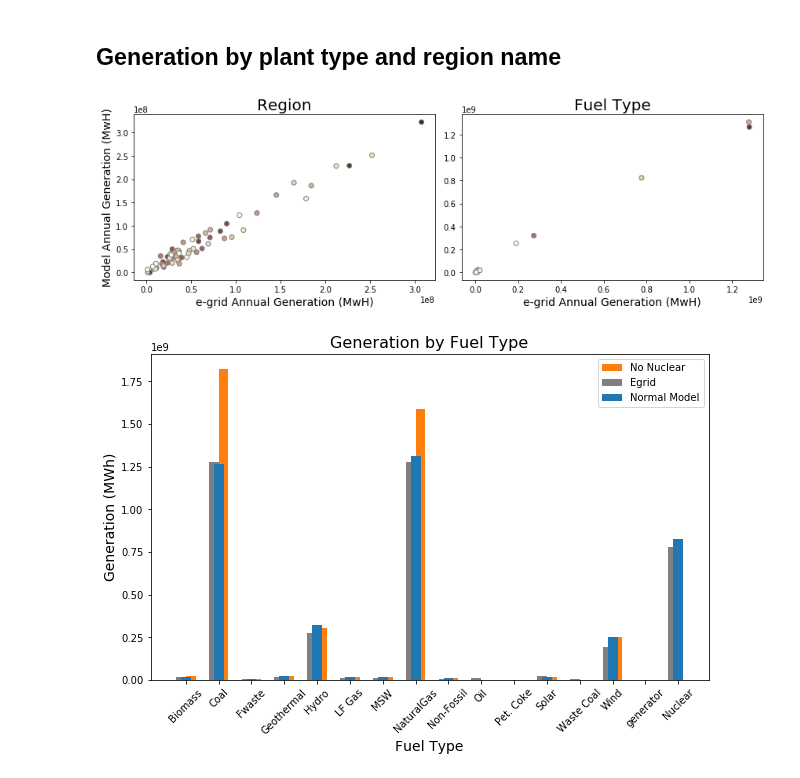
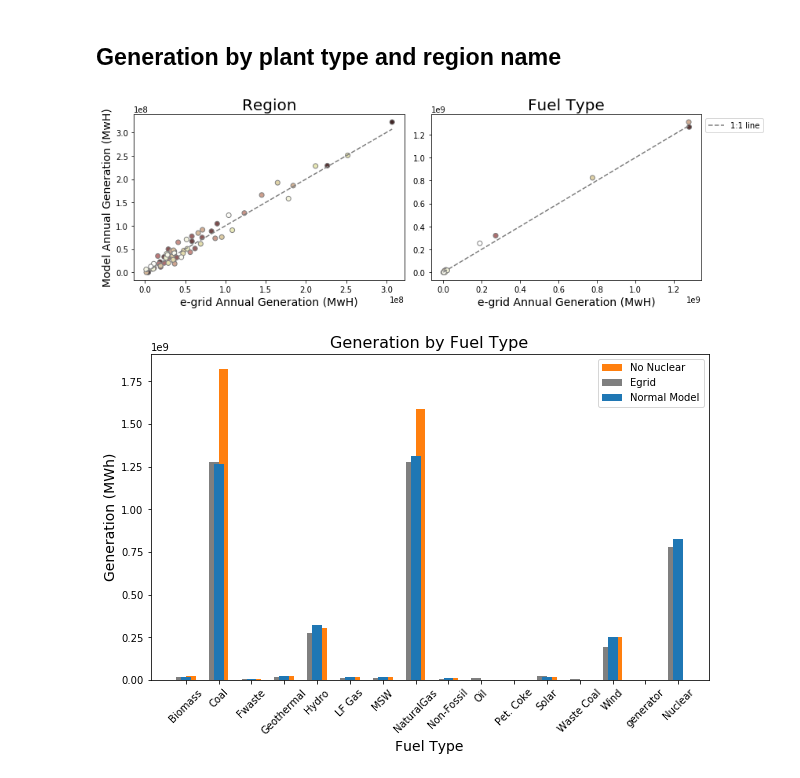
Before and after one commit to lfreese/us-ego, a Jupyter notebook: ego_nonuclear_project/emissions_comparison.ipynb, the cells around one changed output. Cells and saved outputs as stored; diff of their text form; code cells hidden in the pictures.

```diff
--- a/ego_nonuclear_project/emissions_comparison.ipynb
+++ b/ego_nonuclear_project/emissions_comparison.ipynb
@@ -310,26 +313,36 @@ sci_names = {'NO':r'$NO$', 'SO2':r'$SO_2$', 'NO2':r'$NO_2$'}
 # %%
 ## plot scatter of region annual emissions vs egrid
 fig, axes = plt.subplots(1,2, figsize = [12,4])
 ax = axes[0]
 x = regionname_grouped_ds['normal']['egridgeneration'].values
 y = regionname_grouped_ds['normal']['annual_modelgeneration'].values
 z = np.arange(0, len(regionname_grouped_ds['normal']['regionname'].values))
 ax.scatter(x, y, c = z, cmap = 'pink', edgecolors = 'C7')
 ax.set_xlabel('e-grid Annual Generation (MwH)', fontsize = 14)
 ax.set_ylabel('Model Annual Generation (MwH)', fontsize = 14)
 ax.set_title('Region', fontsize = 20)
+#plot 1:1 line
+xlin = np.linspace(x.min(),x.max(),100)
+ylin = xlin
+ax.plot(xlin, ylin, '--C7', label='1:1 line')
+
 
 ax = axes[1]
 x = fueltype_grouped_ds['normal']['egridgeneration'].values
 y = fueltype_grouped_ds['normal']['annual_modelgeneration'].values
 z = np.arange(0, len(fueltype_grouped_ds['normal']['fueltype'].values))
 ax.scatter(x, y, c = z, cmap = 'pink', edgecolors = 'C7')
 ax.set_xlabel('e-grid Annual Generation (MwH)', fontsize = 14)
 ax.set_title('Fuel Type', fontsize = 20)
+#plot 1:1 line
+xlin = np.linspace(x.min(),x.max(),100)
+ylin = xlin
+ax.plot(xlin, ylin, '--C7', label='1:1 line')
+plt.legend(bbox_to_anchor = [1.0, 1.0])
 plt.tight_layout()
 plt.savefig('./Figures/egrid_model.png', bbox_inches = 'tight', dpi = 150)
 # %% [output]
-[figure, old version]
+[figure, new version]
 # %%
 ### plot all three egrid, nonuc, normal model generation by:
 
```
Also changed, not shown: parts of 2 cells of this notebook, 6 other files.
